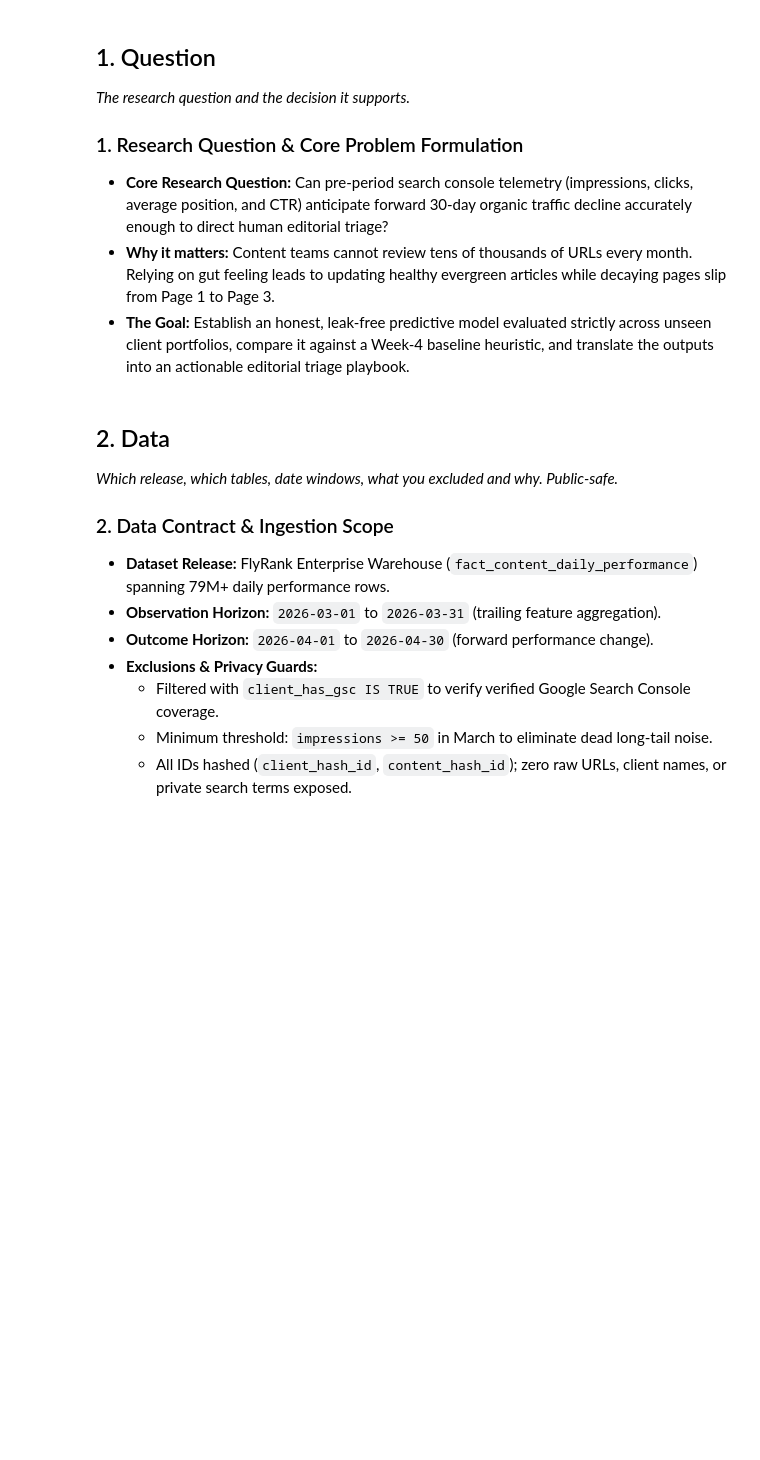
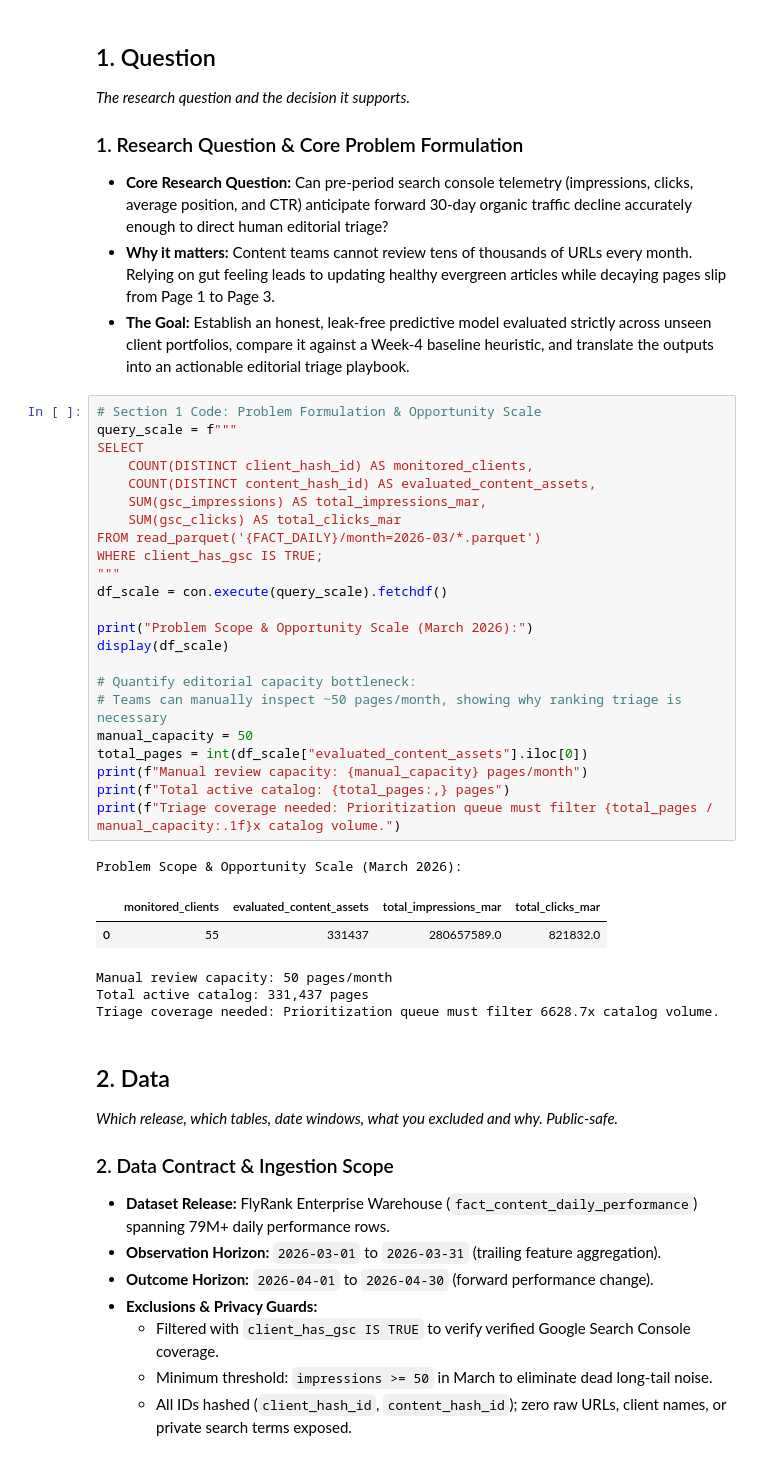
Before and after one commit to Venomm777/FlyAi, a Jupyter notebook: work/notebooks/capstone.ipynb, the cells around one changed output. Saved outputs shown, nothing was run; the diff lists cells and outputs as text; blank space fills up the shorter version.

```diff
--- a/work/notebooks/capstone.ipynb
+++ b/work/notebooks/capstone.ipynb
@@ -48,6 +48,36 @@ Warehouse connected and output paths ready.
 * **Core Research Question:** Can pre-period search console telemetry (impressions, clicks, average position, and CTR) anticipate forward 30-day organic traffic decline accurately enough to direct human editorial triage?
 * **Why it matters:** Content teams cannot review tens of thousands of URLs every month. Relying on gut feeling leads to updating healthy evergreen articles while decaying pages slip from Page 1 to Page 3.
 * **The Goal:** Establish an honest, leak-free predictive model evaluated strictly across unseen client portfolios, compare it against a Week-4 baseline heuristic, and translate the outputs into an actionable editorial triage playbook.
+# %%
+# Section 1 Code: Problem Formulation & Opportunity Scale
+query_scale = f"""
+SELECT
+    COUNT(DISTINCT client_hash_id) AS monitored_clients,
+    COUNT(DISTINCT content_hash_id) AS evaluated_content_assets,
+    SUM(gsc_impressions) AS total_impressions_mar,
+    SUM(gsc_clicks) AS total_clicks_mar
+FROM read_parquet('{FACT_DAILY}/month=2026-03/*.parquet')
+WHERE client_has_gsc IS TRUE;
+"""
+df_scale = con.execute(query_scale).fetchdf()
+
+print("Problem Scope & Opportunity Scale (March 2026):")
+display(df_scale)
+
+# Quantify editorial capacity bottleneck:
+# Teams can manually inspect ~50 pages/month, showing why ranking triage is necessary
+manual_capacity = 50
+total_pages = int(df_scale["evaluated_content_assets"].iloc[0])
+print(f"Manual review capacity: {manual_capacity} pages/month")
+print(f"Total active catalog: {total_pages:,} pages")
+print(f"Triage coverage needed: Prioritization queue must filter {total_pages / manual_capacity:.1f}x catalog volume.")
+# %% [output]
+Problem Scope & Opportunity Scale (March 2026):
+|  | monitored_clients | evaluated_content_assets | total_impressions_mar | total_clicks_mar |
+| 0 | 55 | 331437 | 280657589.0 | 821832.0 |
+Manual review capacity: 50 pages/month
+Total active catalog: 331,437 pages
+Triage coverage needed: Prioritization queue must filter 6628.7x catalog volume.
 # %% [markdown]
 ## 2. Data
 
```
Also changed, not shown: parts of 1 cell of this notebook.
